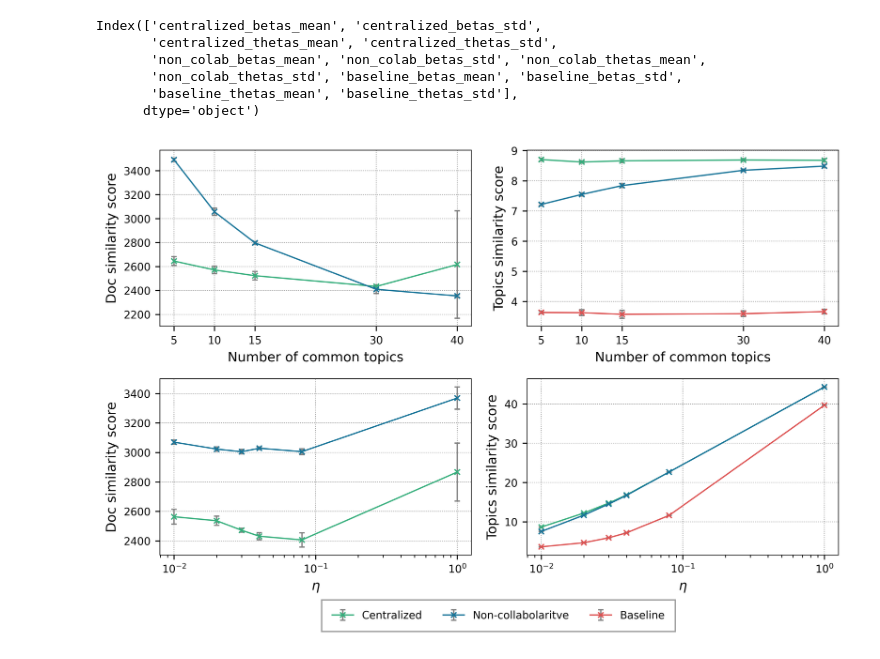
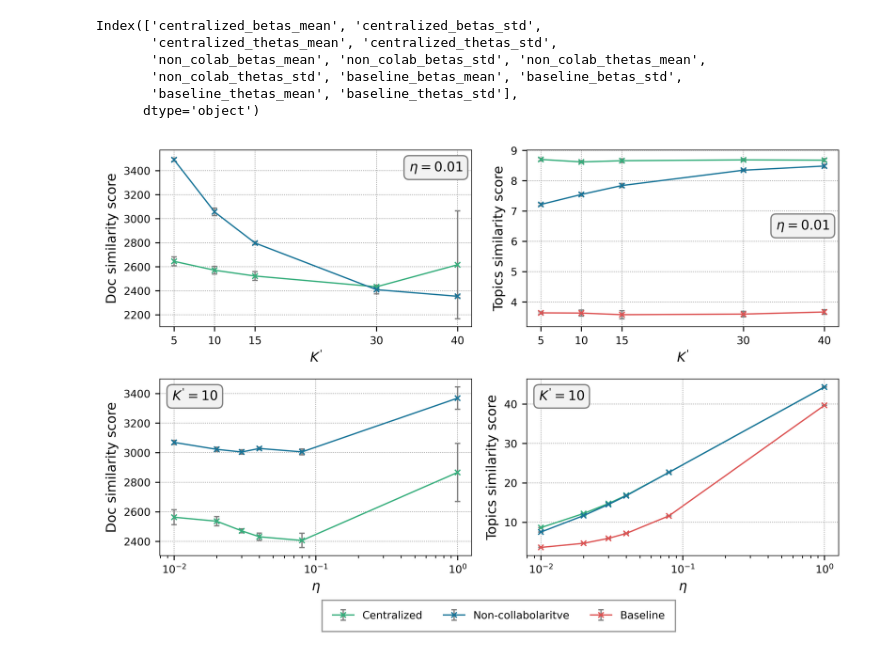
Before and after one commit to Nemesis1303/gFedNTM, a Jupyter notebook: notebooks/Get graphs paper.ipynb, the cells around one changed output. Saved outputs shown, nothing was run; the diff lists cells and outputs as text; code cells hidden in the pictures.

Commit message:
Added notes on graphs for paper.

```diff
--- a/notebooks/Get graphs paper.ipynb
+++ b/notebooks/Get graphs paper.ipynb
@@ -115,6 +115,8 @@ labels = ["Centralized", "Non-collabolaritve", "Baseline"]
 colors = ["#36AE7C", "#187498", "#DD5353"]
 fig, axs = plt.subplots(nrows=2, ncols=2, figsize=(8, 5)) #height of 4 inches and a width of 6 inches
 (ax4, ax3), (ax2, ax1)  = axs
+
+# bottom right
 for col_i in range(len(betas_means.columns)):
     ax1.errorbar(betas_means.index,
                  betas_means[betas_means.columns[col_i]],
@@ -125,11 +127,14 @@ for col_i in range(len(betas_means.columns)):
                  ecolor='gray',
                  capsize=2,
                  lw=1)
+ax1.text(0.04, 0.88, r"$K^'=10$", transform=ax1.transAxes,
+         bbox=dict(facecolor='#F2F2F2', edgecolor='gray', boxstyle='round,pad=0.4'))
 ax1.set_xscale('log') # set the x-axis to logarithmic scale
 ax1.set_xlabel(r'$\eta$')
 ax1.set_ylabel('Topics similarity score')
 ax1.grid(True) # add a grid
 
+# bottom left
 for col_i in range(len(thetas_means.columns)):
     ax2.errorbar(thetas_means.index,
                  thetas_means[thetas_means.columns[col_i]],
@@ -140,11 +145,14 @@ for col_i in range(len(thetas_means.columns)):
                  ecolor='gray',
                  capsize=2,
                  lw=1)
+ax2.text(0.04, 0.88, r"$K^'=10$", transform=ax2.transAxes,
+         bbox=dict(facecolor='#F2F2F2', edgecolor='gray', boxstyle='round,pad=0.4'))
 ax2.set_xscale('log') # set the x-axis to logarithmic scale
 ax2.set_xlabel(r'$\eta$')
 ax2.set_ylabel('Doc similarity score')
 ax2.grid(True) # add a grid
 
+# top right
 for col_i in range(len(betas_means2.columns)):
     ax3.errorbar(betas_means2.index,
                  betas_means2[betas_means2.columns[col_i]],
@@ -155,38 +163,43 @@ for col_i in range(len(betas_means2.columns)):
                  ecolor='gray',
                  capsize=2,
                  lw=1)
-ax3.set_xlabel('Number of common topics')
+ax3.text(0.8, 0.55, r"$\eta=0.01$", transform=ax3.transAxes,
+         bbox=dict(facecolor='#F2F2F2', edgecolor='gray', boxstyle='round,pad=0.4'))
+ax3.set_xlabel(r"$K^'$")#set_xlabel('Number of common topics')
 ax3.set_xticks(thetas_means2.index.values)
 ax3.set_ylabel('Topics similarity score')
 ax3.grid(True) # add a grid
 
+# top left
 for col_i in range(len(thetas_means2.columns)):
     ax4.errorbar(thetas_means2.index,
                  thetas_means2[thetas_means2.columns[col_i]],
                  yerr=thetas_stds2[thetas_stds2.columns[col_i]],
                  fmt='x-',
                  label=labels[col_i],
                  color=colors[col_i],
                  ecolor='gray',
                  capsize=2,
                  lw=1)
-ax4.set_xlabel('Number of common topics')
+ax4.text(0.8, 0.88, r"$\eta=0.01$", transform=ax4.transAxes,
+         bbox=dict(facecolor='#F2F2F2', edgecolor='gray', boxstyle='round,pad=0.4'))
+ax4.set_xlabel(r"$K^'$")#set_xlabel('Number of common topics')
 ax4.set_xticks(thetas_means2.index.values)
 ax4.set_ylabel('Doc similarity score')
 ax4.grid(True) # add a grid
 # Add the legend outside the figure
 handles, labels = ax1.get_legend_handles_labels()
 fig.legend(handles, labels, loc='lower center', bbox_to_anchor=(0.535, -0.06), ncol=3, frameon=True, borderpad=1, labelspacing=1)
 for ax in (ax1, ax2):
     ax.grid(True, axis='y')
 
 # Adjust the layout
 plt.tight_layout()
 
 # Show the plot
 plt.show()
 # %% [output]
-[figure, old version]
+[figure, new version]
 # %%
 save_fig = "/export/usuarios_ml4ds/lbartolome/gFedNTM/experiments_centralized/Images/exp_centr.png"
 fig.savefig(save_fig, dpi='figure', bbox_inches='tight')
```
Also changed, not shown: 1 other file.
